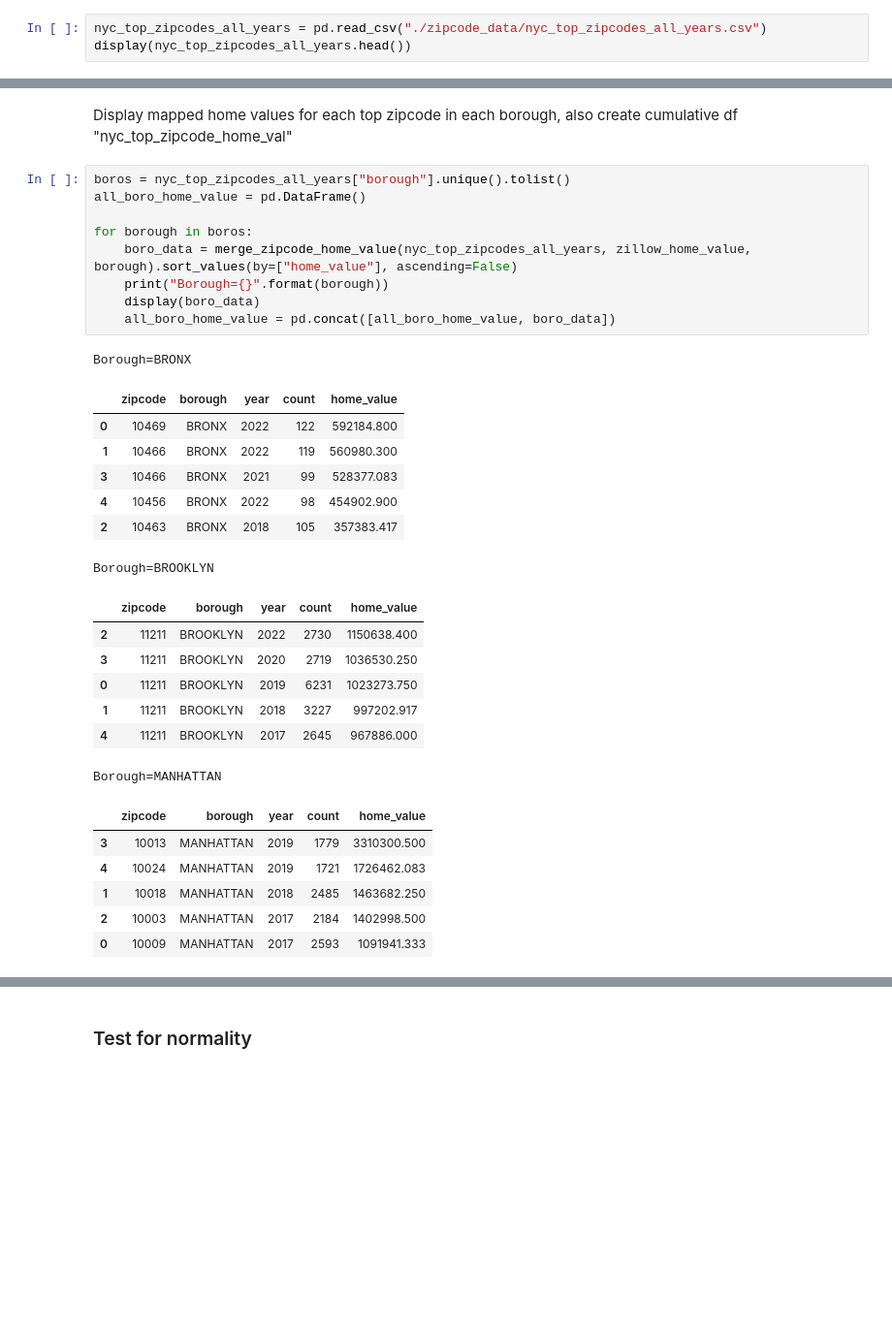
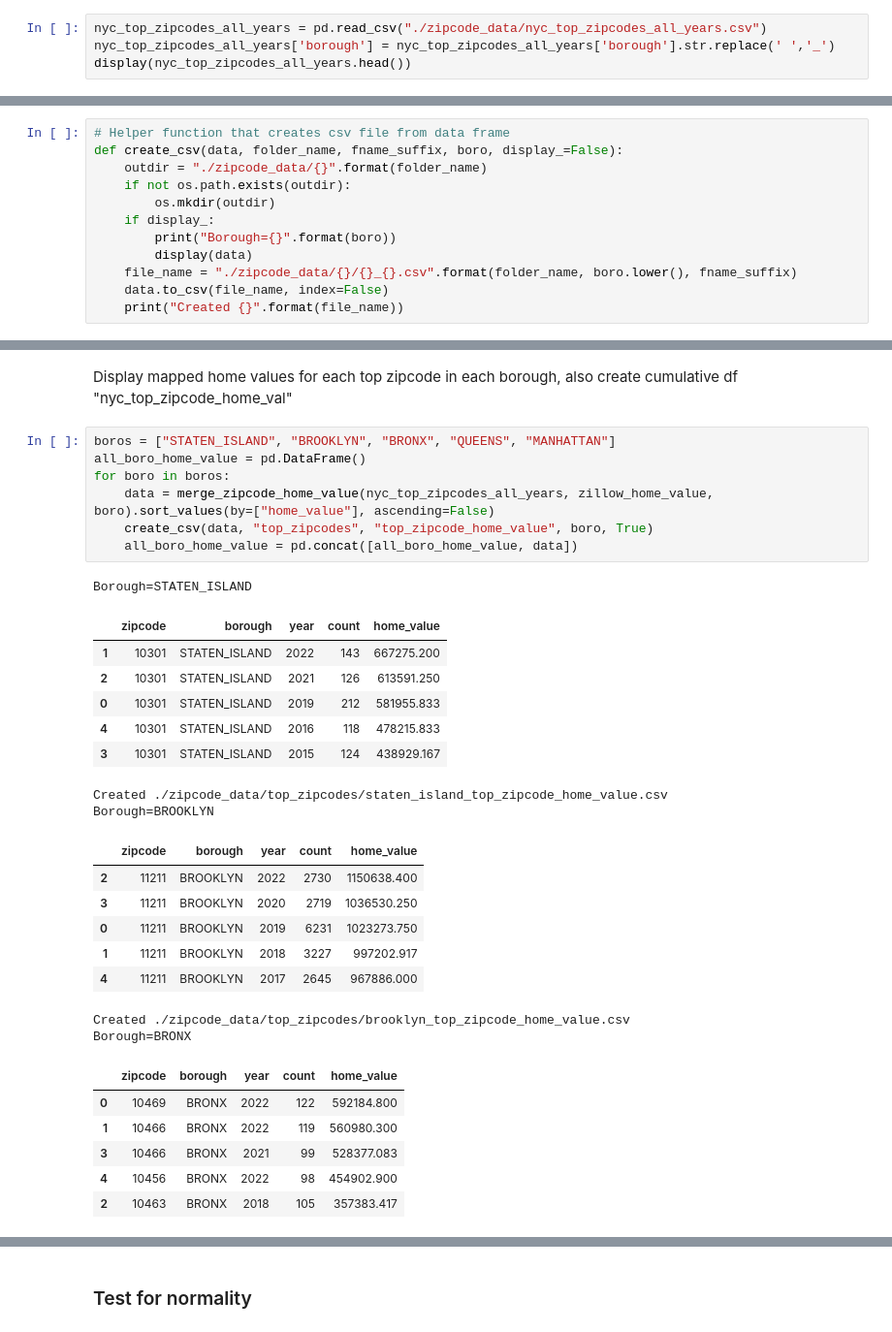
Before and after one commit to hpuma/Airbnb_Rental_Project, a Jupyter notebook: stats/Zillow_home_value_mapped_zipcode_cumulative.ipynb, the cells around one changed output, grey strips where cells are left out. Shown at 97% size. Drawn from its saved outputs; the diff is of its cells as text; blank space fills up the shorter version.

Commit message:
Finished notebook that extracts csvs and also created directories for incoming data

```diff
--- a/stats/Zillow_home_value_mapped_zipcode_cumulative.ipynb
+++ b/stats/Zillow_home_value_mapped_zipcode_cumulative.ipynb
@@ -12,6 +13,7 @@ pd.set_option('display.float_format', lambda x: '%.3f' % x)
 Get zip codes that need to be mapped to zillow home values
 # %%
 nyc_top_zipcodes_all_years = pd.read_csv("./zipcode_data/nyc_top_zipcodes_all_years.csv")
+nyc_top_zipcodes_all_years['borough'] = nyc_top_zipcodes_all_years['borough'].str.replace(' ','_')
 display(nyc_top_zipcodes_all_years.head())
 # %% [output]
 |  | zipcode | borough | year | count |
@@ -148,0 +89,12 @@ def merge_zipcode_home_value(zipcodes, zillow_home_value, boro):
+# %%
+# Helper function that creates csv file from data frame
+def create_csv(data, folder_name, fname_suffix, boro, display_=False):
+    outdir = "./zipcode_data/{}".format(folder_name)
+    if not os.path.exists(outdir):
+        os.mkdir(outdir)
+    if display_:
+        print("Borough={}".format(boro))
+        display(data)
+    file_name = "./zipcode_data/{}/{}_{}.csv".format(folder_name, boro.lower(), fname_suffix)
+    data.to_csv(file_name, index=False)
+    print("Created {}".format(file_name))
@@ -149,22 +113,21 @@ def merge_zipcode_home_value(zipcodes, zillow_home_value, boro):
 # %% [markdown]
 Display mapped home values for each top zipcode in each borough, also create cumulative df "nyc_top_zipcode_home_val"
 # %%
-boros = nyc_top_zipcodes_all_years["borough"].unique().tolist()
+boros = ["STATEN_ISLAND", "BROOKLYN", "BRONX", "QUEENS", "MANHATTAN"]
 all_boro_home_value = pd.DataFrame()
-
-for borough in boros:
-    boro_data = merge_zipcode_home_value(nyc_top_zipcodes_all_years, zillow_home_value, borough).sort_values(by=["home_value"], ascending=False)
-    print("Borough={}".format(borough))
-    display(boro_data)
-    all_boro_home_value = pd.concat([all_boro_home_value, boro_data])
+for boro in boros:
+    data = merge_zipcode_home_value(nyc_top_zipcodes_all_years, zillow_home_value, boro).sort_values(by=["home_value"], ascending=False)
+    create_csv(data, "top_zipcodes", "top_zipcode_home_value", boro, True)
+    all_boro_home_value = pd.concat([all_boro_home_value, data])
 # %% [output]
-Borough=BRONX
+Borough=STATEN_ISLAND
 |  | zipcode | borough | year | count | home_value |
-| 0 | 10469 | BRONX | 2022 | 122 | 592184.800 |
-| 1 | 10466 | BRONX | 2022 | 119 | 560980.300 |
-| 3 | 10466 | BRONX | 2021 | 99 | 528377.083 |
-| 4 | 10456 | BRONX | 2022 | 98 | 454902.900 |
-| 2 | 10463 | BRONX | 2018 | 105 | 357383.417 |
+| 1 | 10301 | STATEN_ISLAND | 2022 | 143 | 667275.200 |
+| 2 | 10301 | STATEN_ISLAND | 2021 | 126 | 613591.250 |
+| 0 | 10301 | STATEN_ISLAND | 2019 | 212 | 581955.833 |
+| 4 | 10301 | STATEN_ISLAND | 2016 | 118 | 478215.833 |
+| 3 | 10301 | STATEN_ISLAND | 2015 | 124 | 438929.167 |
+Created ./zipcode_data/top_zipcodes/staten_island_top_zipcode_home_value.csv
 Borough=BROOKLYN
 |  | zipcode | borough | year | count | home_value |
 | 2 | 11211 | BROOKLYN | 2022 | 2730 | 1150638.400 |
@@ -172,10 +135,11 @@ Borough=BROOKLYN
 | 0 | 11211 | BROOKLYN | 2019 | 6231 | 1023273.750 |
 | 1 | 11211 | BROOKLYN | 2018 | 3227 | 997202.917 |
 | 4 | 11211 | BROOKLYN | 2017 | 2645 | 967886.000 |
-Borough=MANHATTAN
+Created ./zipcode_data/top_zipcodes/brooklyn_top_zipcode_home_value.csv
+Borough=BRONX
 |  | zipcode | borough | year | count | home_value |
-| 3 | 10013 | MANHATTAN | 2019 | 1779 | 3310300.500 |
-| 4 | 10024 | MANHATTAN | 2019 | 1721 | 1726462.083 |
-| 1 | 10018 | MANHATTAN | 2018 | 2485 | 1463682.250 |
-| 2 | 10003 | MANHATTAN | 2017 | 2184 | 1402998.500 |
-| 0 | 10009 | MANHATTAN | 2017 | 2593 | 1091941.333 |
+| 0 | 10469 | BRONX | 2022 | 122 | 592184.800 |
+| 1 | 10466 | BRONX | 2022 | 119 | 560980.300 |
+| 3 | 10466 | BRONX | 2021 | 99 | 528377.083 |
+| 4 | 10456 | BRONX | 2022 | 98 | 454902.900 |
+| 2 | 10463 | BRONX | 2018 | 105 | 357383.417 |
```
Also changed, not shown: parts of 23 cells of this notebook, 11 other files.
